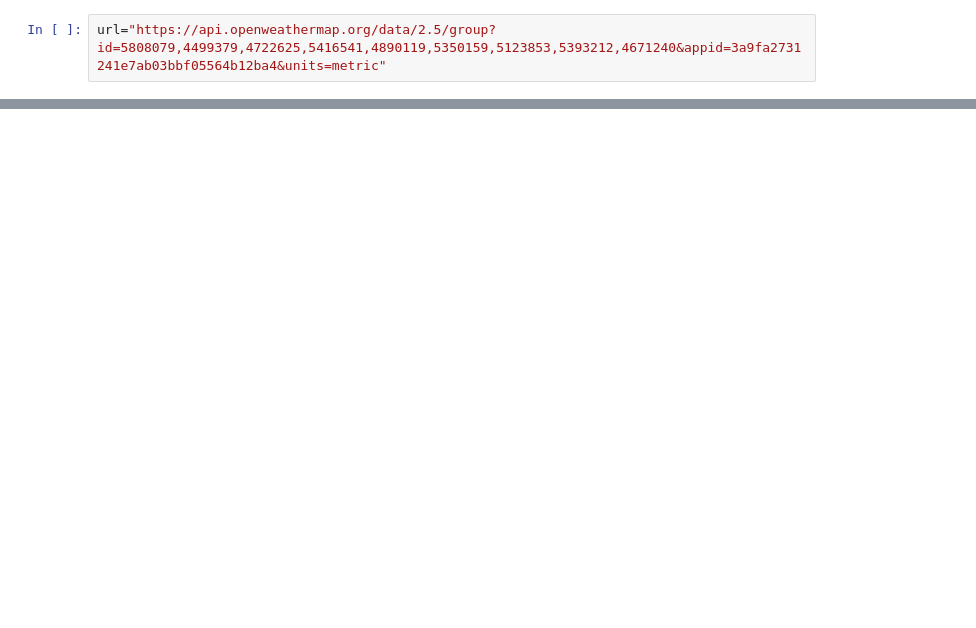
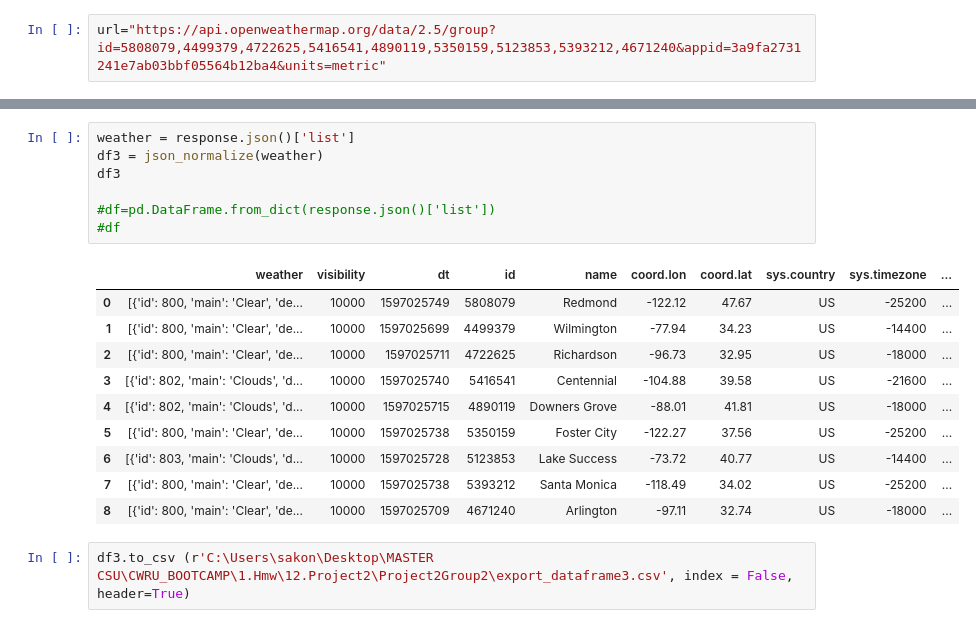
Before and after one commit to sakonakouma/Data-Analyst-Employment-Analysis-ETL, a Jupyter notebook: OpenweatherAPI_by_ID.ipynb, the cells around one changed output, grey strips where cells are left out. Drawn from its saved outputs; the diff is of its cells as text; blank space fills up the shorter version.

```diff
--- a/OpenweatherAPI_by_ID.ipynb
+++ b/OpenweatherAPI_by_ID.ipynb
@@ -48,0 +247,20 @@ print(data)
+# %%
+weather = response.json()['list']
+df3 = json_normalize(weather)
+df3
+
+#df=pd.DataFrame.from_dict(response.json()['list'])
+#df
+# %% [output]
+|  | weather | visibility | dt | id | name | coord.lon | coord.lat | sys.country | sys.timezone | ... |
+| 0 | [{'id': 800, 'main': 'Clear', 'de... | 10000 | 1597025749 | 5808079 | Redmond | -122.12 | 47.67 | US | -25200 | ... |
+| 1 | [{'id': 800, 'main': 'Clear', 'de... | 10000 | 1597025699 | 4499379 | Wilmington | -77.94 | 34.23 | US | -14400 | ... |
+| 2 | [{'id': 800, 'main': 'Clear', 'de... | 10000 | 1597025711 | 4722625 | Richardson | -96.73 | 32.95 | US | -18000 | ... |
+| 3 | [{'id': 802, 'main': 'Clouds', 'd... | 10000 | 1597025740 | 5416541 | Centennial | -104.88 | 39.58 | US | -21600 | ... |
+| 4 | [{'id': 802, 'main': 'Clouds', 'd... | 10000 | 1597025715 | 4890119 | Downers Grove | -88.01 | 41.81 | US | -18000 | ... |
+| 5 | [{'id': 800, 'main': 'Clear', 'de... | 10000 | 1597025738 | 5350159 | Foster City | -122.27 | 37.56 | US | -25200 | ... |
+| 6 | [{'id': 803, 'main': 'Clouds', 'd... | 10000 | 1597025728 | 5123853 | Lake Success | -73.72 | 40.77 | US | -14400 | ... |
+| 7 | [{'id': 800, 'main': 'Clear', 'de... | 10000 | 1597025738 | 5393212 | Santa Monica | -118.49 | 34.02 | US | -25200 | ... |
+| 8 | [{'id': 800, 'main': 'Clear', 'de... | 10000 | 1597025709 | 4671240 | Arlington | -97.11 | 32.74 | US | -18000 | ... |
+# %%
+df3.to_csv (r'C:\Users\sakon\Desktop\MASTER CSU\CWRU_BOOTCAMP\1.Hmw\12.Project2\Project2Group2\export_dataframe3.csv', index = False, header=True)
```
Also changed, not shown: parts of 21 cells of this notebook, 4 other files.
